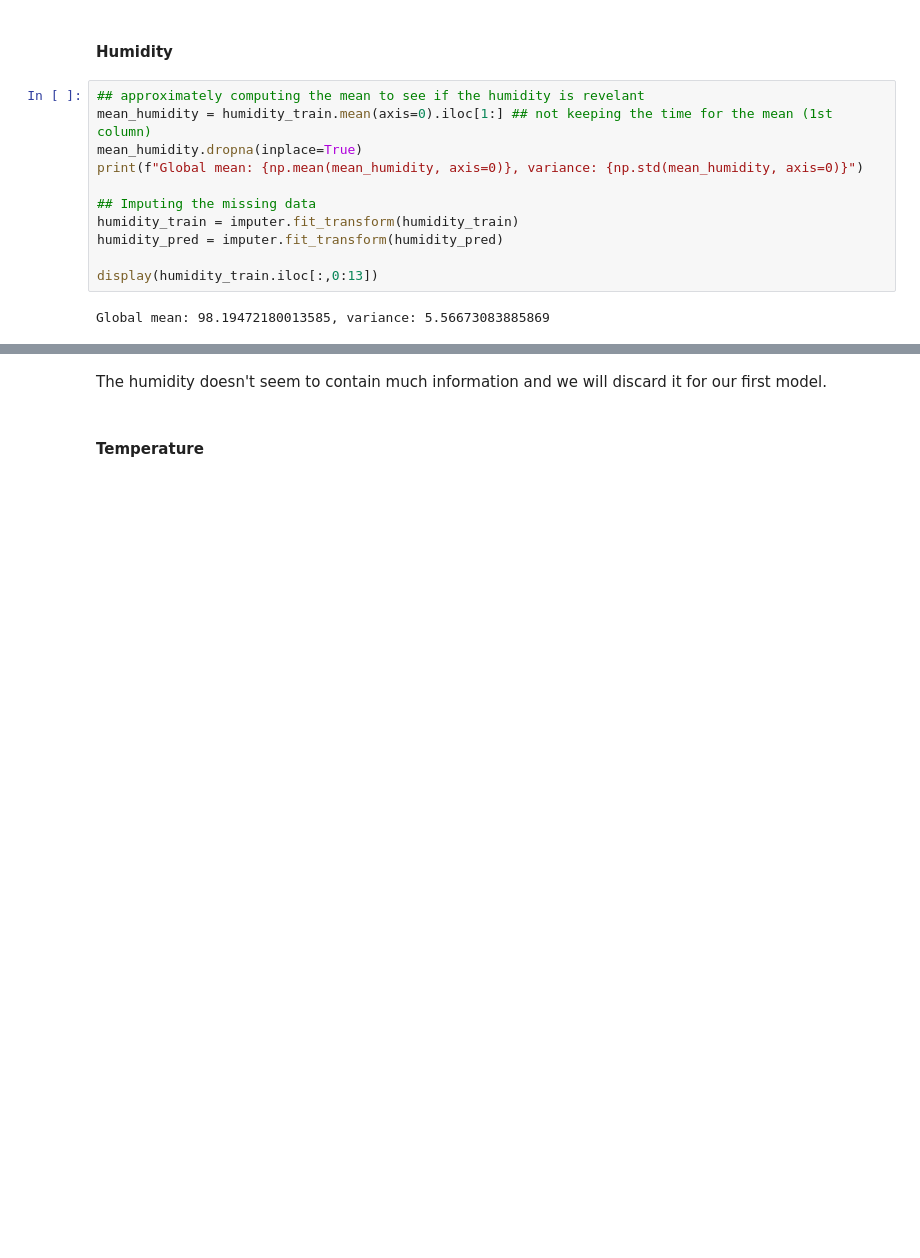
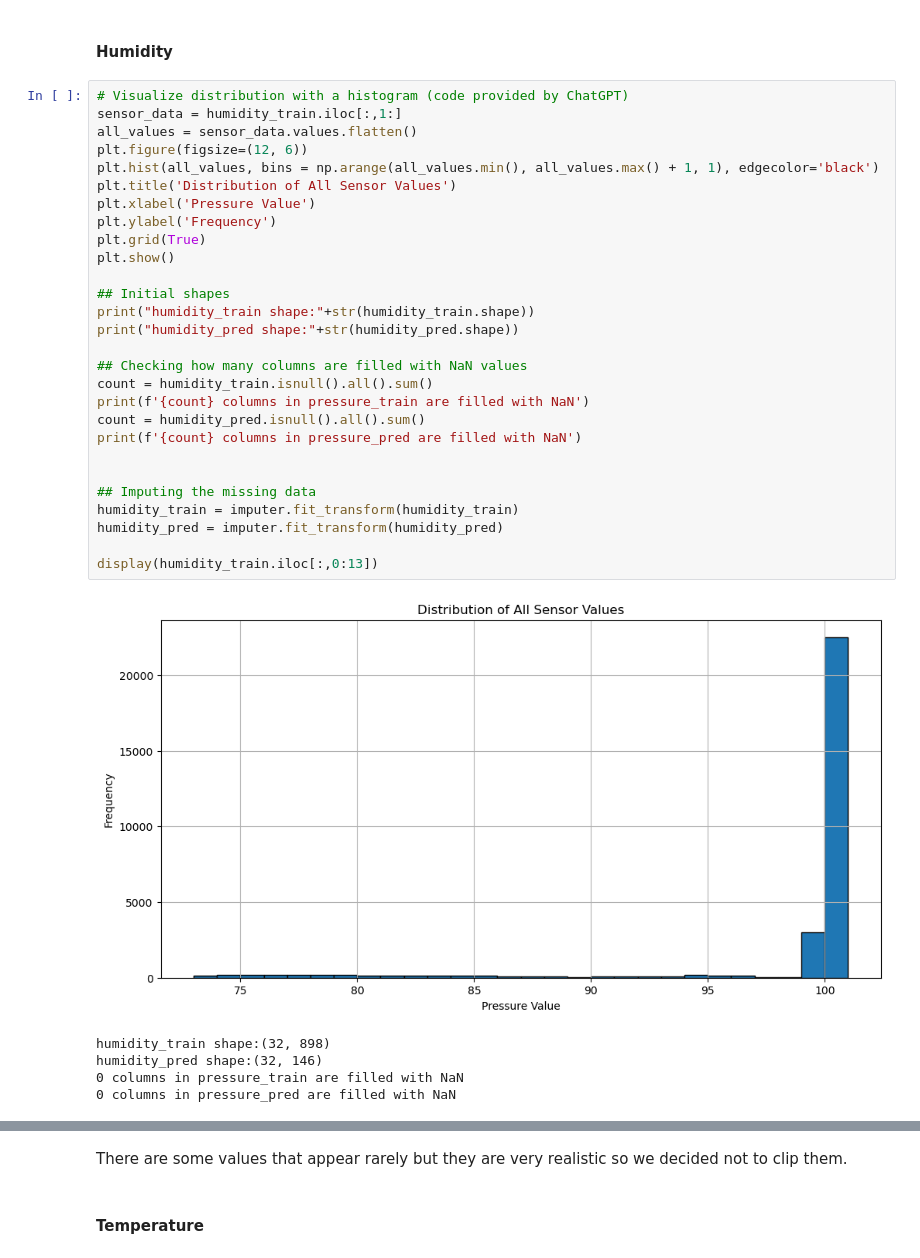
Before and after one commit to Deimos-1/ML-project, a Jupyter notebook: logs_deimos.ipynb, the cells around one changed output, grey strips where cells are left out. Drawn from its saved outputs; the diff is of its cells as text; blank space fills up the shorter version.

```diff
--- a/logs_deimos.ipynb
+++ b/logs_deimos.ipynb
@@ -160,18 +160,39 @@ SD: 17261.552413893754
 # %% [markdown]
 #### **Humidity**
 # %%
-## approximately computing the mean to see if the humidity is revelant
-mean_humidity = humidity_train.mean(axis=0).iloc[1:] ## not keeping the time for the mean (1st column)
-mean_humidity.dropna(inplace=True)
-print(f"Global mean: {np.mean(mean_humidity, axis=0)}, variance: {np.std(mean_humidity, axis=0)}")
+# Visualize distribution with a histogram (code provided by ChatGPT)
+sensor_data = humidity_train.iloc[:,1:]
+all_values = sensor_data.values.flatten()
+plt.figure(figsize=(12, 6))
+plt.hist(all_values, bins = np.arange(all_values.min(), all_values.max() + 1, 1), edgecolor='black')
+plt.title('Distribution of All Sensor Values')
+plt.xlabel('Pressure Value')
+plt.ylabel('Frequency')
+plt.grid(True)
+plt.show()
+
+## Initial shapes
+print("humidity_train shape:"+str(humidity_train.shape))
+print("humidity_pred shape:"+str(humidity_pred.shape))
+
+## Checking how many columns are filled with NaN values
+count = humidity_train.isnull().all().sum()
+print(f'{count} columns in pressure_train are filled with NaN')
+count = humidity_pred.isnull().all().sum()
+print(f'{count} columns in pressure_pred are filled with NaN')
+
 
 ## Imputing the missing data
 humidity_train = imputer.fit_transform(humidity_train)
 humidity_pred = imputer.fit_transform(humidity_pred)
 
 display(humidity_train.iloc[:,0:13])
 # %% [output]
+[figure, added]
-Global mean: 98.19472180013585, variance: 5.56673083885869
+humidity_train shape:(32, 898)
+humidity_pred shape:(32, 146)
+0 columns in pressure_train are filled with NaN
+0 columns in pressure_pred are filled with NaN
 |  | M.Time[d] | N_1 | N_2 | N_3 | N_4 | N_5 | N_6 | N_7 | N_8 | N_9 | N_10 | ... |
 | 0 | 1554.0 | 100.000000 | 100.0 | 100.0 | 100.0 | 100.0 | 100.0 | 100.0 | 100.0 | 100.0 | 100.0 | ... |
 | 1 | 1556.0 | 100.000000 | 100.0 | 100.0 | 100.0 | 100.0 | 100.0 | 100.0 | 100.0 | 100.0 | 100.0 | ... |
@@ -190,7 +211,7 @@ Global mean: 98.19472180013585, variance: 5.56673083885869
 | 30 | 6597.0 | 99.914517 | 100.0 | 100.0 | 100.0 | 100.0 | 100.0 | 100.0 | 100.0 | 100.0 | 100.0 | ... |
 | 31 | 7028.0 | 99.901421 | 100.0 | 100.0 | 100.0 | 100.0 | 100.0 | 100.0 | 100.0 | 100.0 | 100.0 | ... |
 # %% [markdown]
-The humidity doesn't seem to contain much information and we will discard it for our first model.
+There are some values that appear rarely but they are very realistic so we decided not to clip them.
 # %% [markdown]
 #### **Temperature**
 # %%
```
Also changed, not shown: parts of 9 cells of this notebook, 1 other file.
